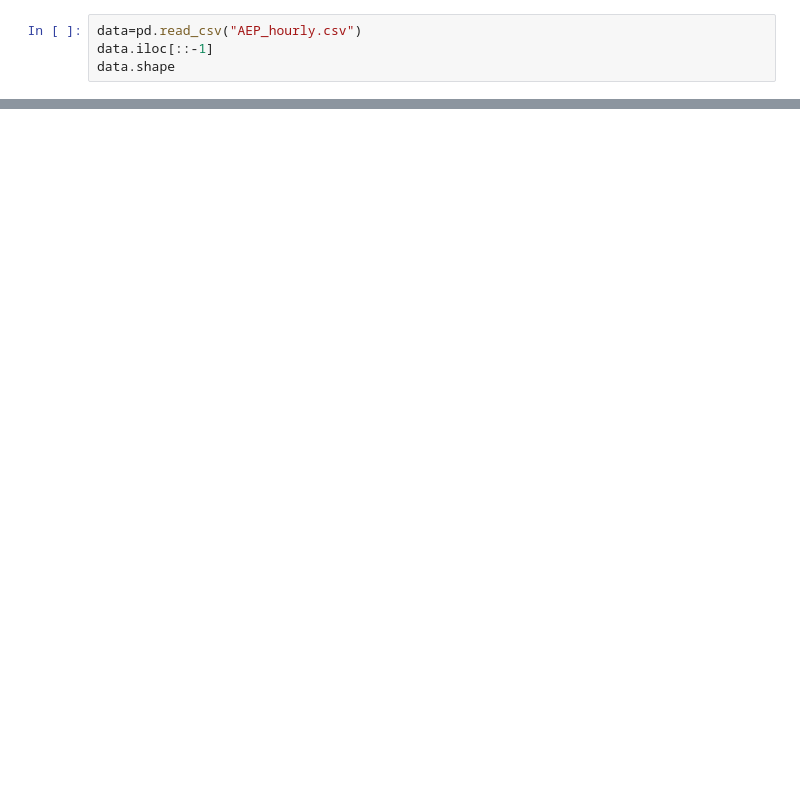
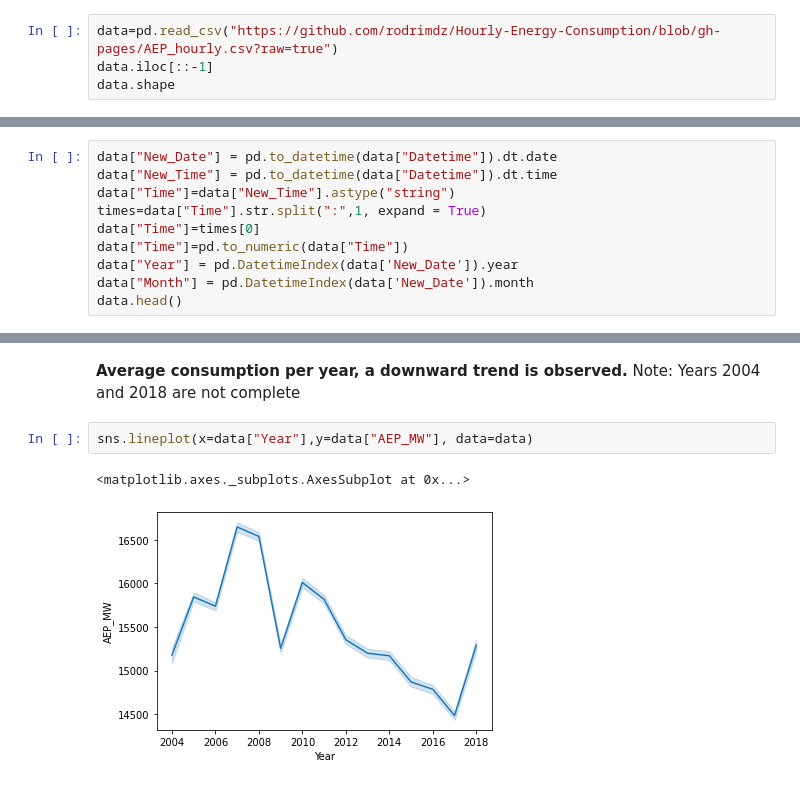
Before and after one commit to rodrimdz/Hourly-Energy-Consumption, a Jupyter notebook: HourlyEnergyConsumption.ipynb, the cells around one changed output, grey strips where cells are left out. Drawn from its saved outputs; the diff is of its cells as text; blank space fills up the shorter version.

```diff
--- a/HourlyEnergyConsumption.ipynb
+++ b/HourlyEnergyConsumption.ipynb
@@ -9,5 +17,5 @@ from sklearn.pipeline import make_pipeline
 # %%
-data=pd.read_csv("AEP_hourly.csv")
+data=pd.read_csv("https://github.com/rodrimdz/Hourly-Energy-Consumption/blob/gh-pages/AEP_hourly.csv?raw=true")
 data.iloc[::-1]
 data.shape
 # %% [output]
@@ -14,0 +71,10 @@ FileNotFoundError: ignored
+# %%
+data["New_Date"] = pd.to_datetime(data["Datetime"]).dt.date
+data["New_Time"] = pd.to_datetime(data["Datetime"]).dt.time
+data["Time"]=data["New_Time"].astype("string")
+times=data["Time"].str.split(":",1, expand = True)
+data["Time"]=times[0]
+data["Time"]=pd.to_numeric(data["Time"])
+data["Year"] = pd.DatetimeIndex(data['New_Date']).year
+data["Month"] = pd.DatetimeIndex(data['New_Date']).month
+data.head()
@@ -14,0 +99,8 @@ FileNotFoundError: ignored
+# %% [markdown]
+**Average consumption per year, a downward trend is observed.**
+Note: Years 2004 and 2018 are not complete
+# %%
+sns.lineplot(x=data["Year"],y=data["AEP_MW"], data=data)
+# %% [output]
+<matplotlib.axes._subplots.AxesSubplot at 0x...>
+[figure, added]
```
Also changed, not shown: parts of 41 cells of this notebook.
